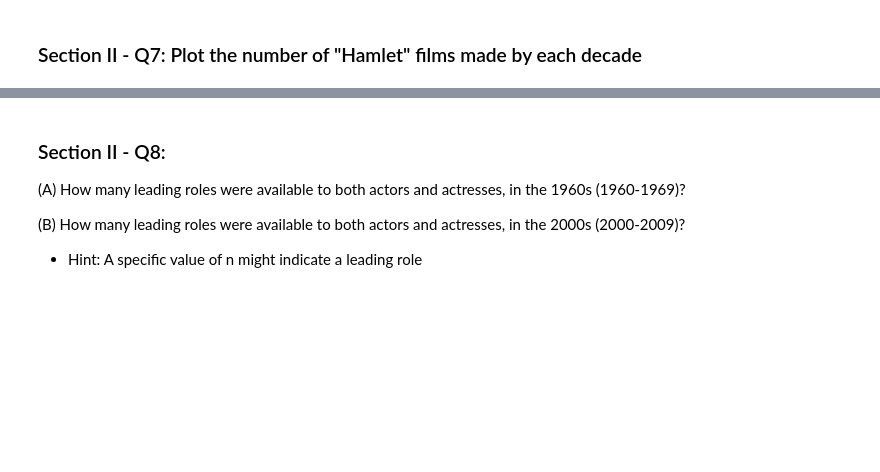
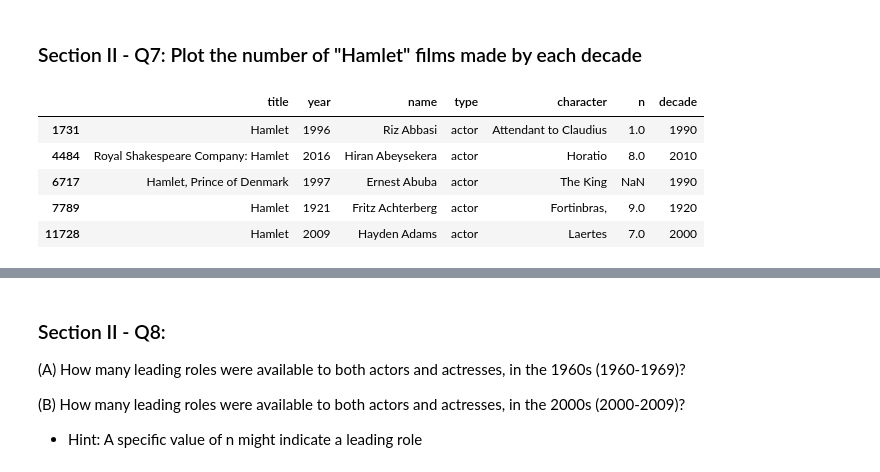
Before and after one commit to thechosen1xxx/mec-mini-projects, a Jupyter notebook: mec-5.3.10-data-wranging-with-pandas-mini-project/Mini_Project_Data_Wrangling_Pandas.ipynb, the cells around one changed output, grey strips where cells are left out. Saved outputs shown, nothing was run; the diff lists cells and outputs as text; code cells hidden in the pictures; blank space fills up the shorter version.

```diff
--- a/mec-5.3.10-data-wranging-with-pandas-mini-project/Mini_Project_Data_Wrangling_Pandas.ipynb
+++ b/mec-5.3.10-data-wranging-with-pandas-mini-project/Mini_Project_Data_Wrangling_Pandas.ipynb
@@ -455,2 +574,13 @@ print(movies.head())
 # %% [markdown]
 ### Section II - Q7: Plot the number of "Hamlet" films made by each decade
+# %%
+cast['decade'] = cast['year'].apply(get_decade)
+hamlet_films_df = cast[cast['title'].str.contains('hamlet', case=False)]
+hamlet_films_df.head()
+# %% [output]
+|  | title | year | name | type | character | n | decade |
+| 1731 | Hamlet | 1996 | Riz Abbasi | actor | Attendant to Claudius | 1.0 | 1990 |
+| 4484 | Royal Shakespeare Company: Hamlet | 2016 | Hiran Abeysekera | actor | Horatio | 8.0 | 2010 |
+| 6717 | Hamlet, Prince of Denmark | 1997 | Ernest Abuba | actor | The King | NaN | 1990 |
+| 7789 | Hamlet | 1921 | Fritz Achterberg | actor | Fortinbras, | 9.0 | 1920 |
+| 11728 | Hamlet | 2009 | Hayden Adams | actor | Laertes | 7.0 | 2000 |
```
Also changed, not shown: parts of 20 cells of this notebook.
